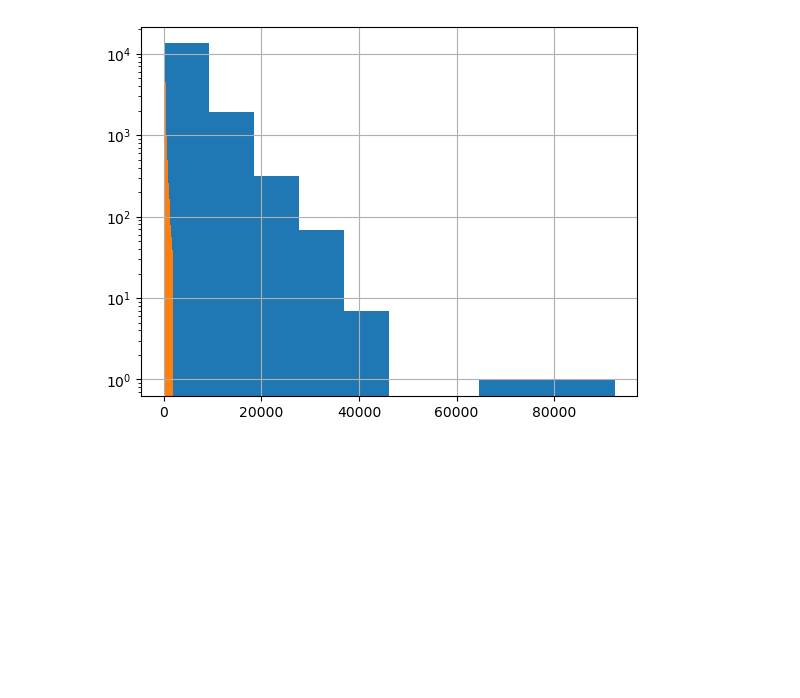
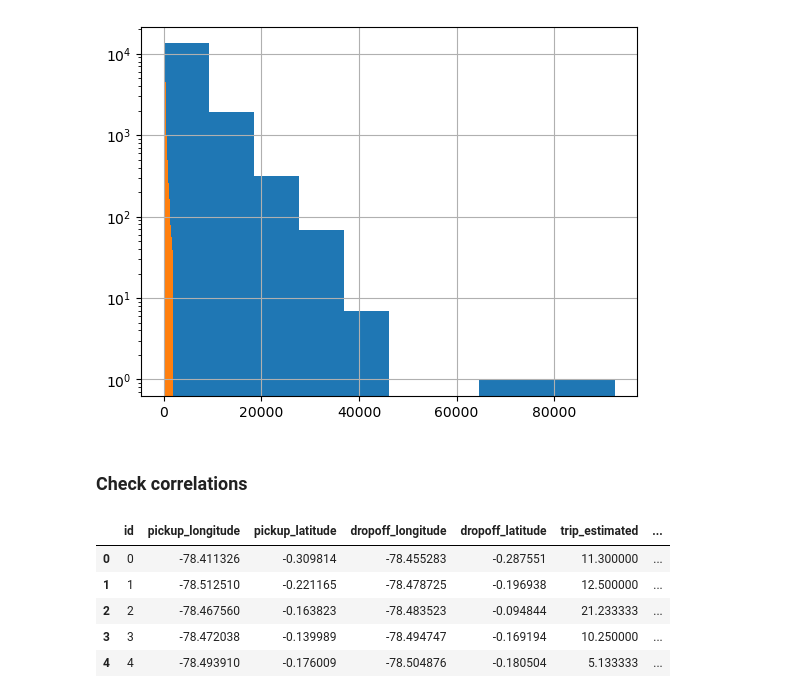
Before and after one commit to Dabbeljuh/Data-Science---Verkehrsaufkommen, a Jupyter notebook: verkehrsaufkommen.ipynb, the cells around one changed output. Drawn from its saved outputs; the diff is of its cells as text; code cells hidden in the pictures; blank space fills up the shorter version.

```diff
--- a/verkehrsaufkommen.ipynb
+++ b/verkehrsaufkommen.ipynb
@@ -247,3 +247,15 @@ plt.gca().set_yscale('log')
 <Axes: >
 <Axes: >
 [figure]
+# %% [markdown]
+### Check correlations
+# %%
+df_temp = df.drop(columns=['vendor_id', 'pickup_datetime', 'store_and_fwd_flag'])
+df_temp.head()
+# %% [output]
+|  | id | pickup_longitude | pickup_latitude | dropoff_longitude | dropoff_latitude | trip_estimated | ... |
+| 0 | 0 | -78.411326 | -0.309814 | -78.455283 | -0.287551 | 11.300000 | ... |
+| 1 | 1 | -78.512510 | -0.221165 | -78.478725 | -0.196938 | 12.500000 | ... |
+| 2 | 2 | -78.467560 | -0.163823 | -78.483523 | -0.094844 | 21.233333 | ... |
+| 3 | 3 | -78.472038 | -0.139989 | -78.494747 | -0.169194 | 10.250000 | ... |
+| 4 | 4 | -78.493910 | -0.176009 | -78.504876 | -0.180504 | 5.133333 | ... |
```
Also changed, not shown: parts of 1 cell of this notebook.
